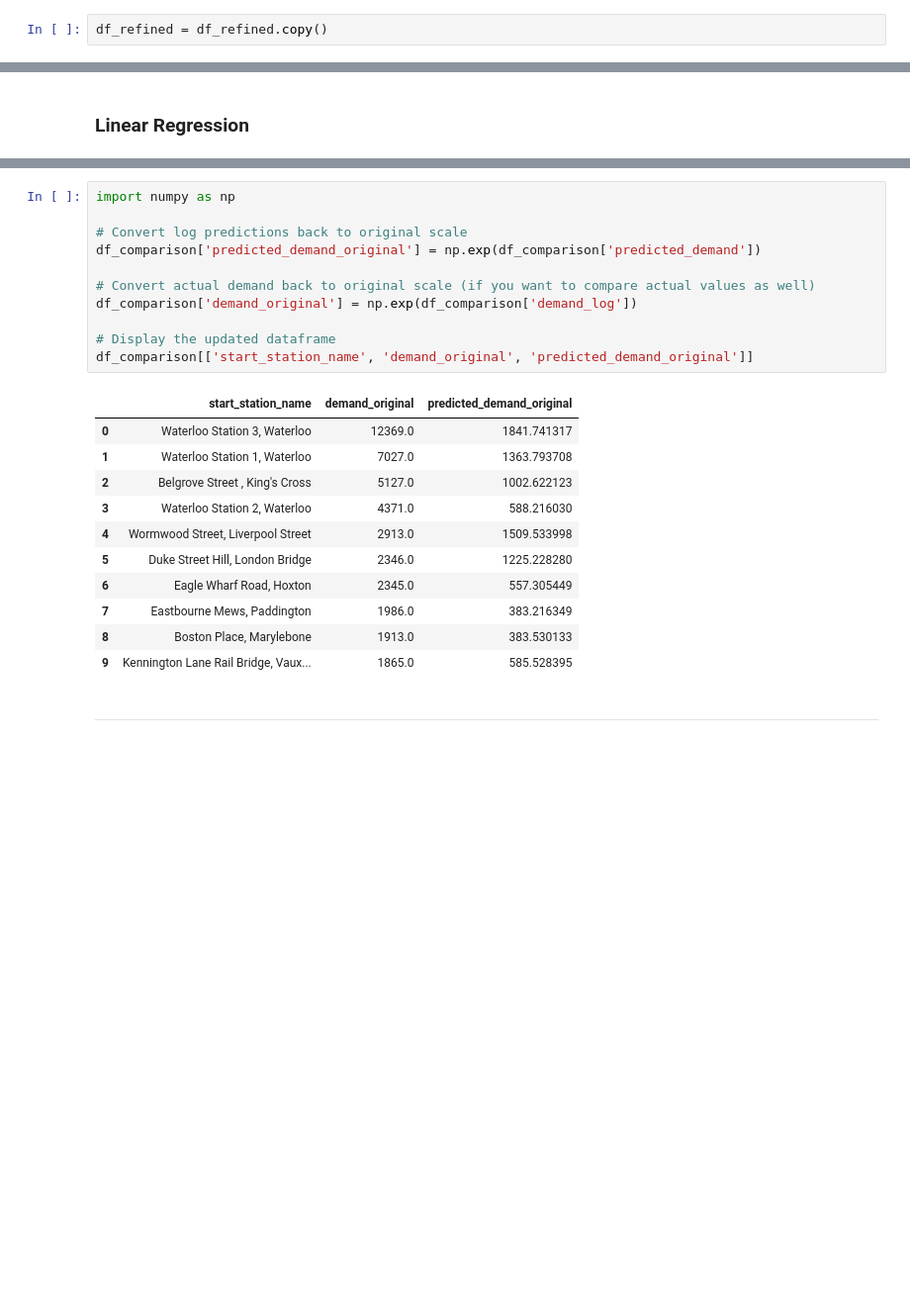
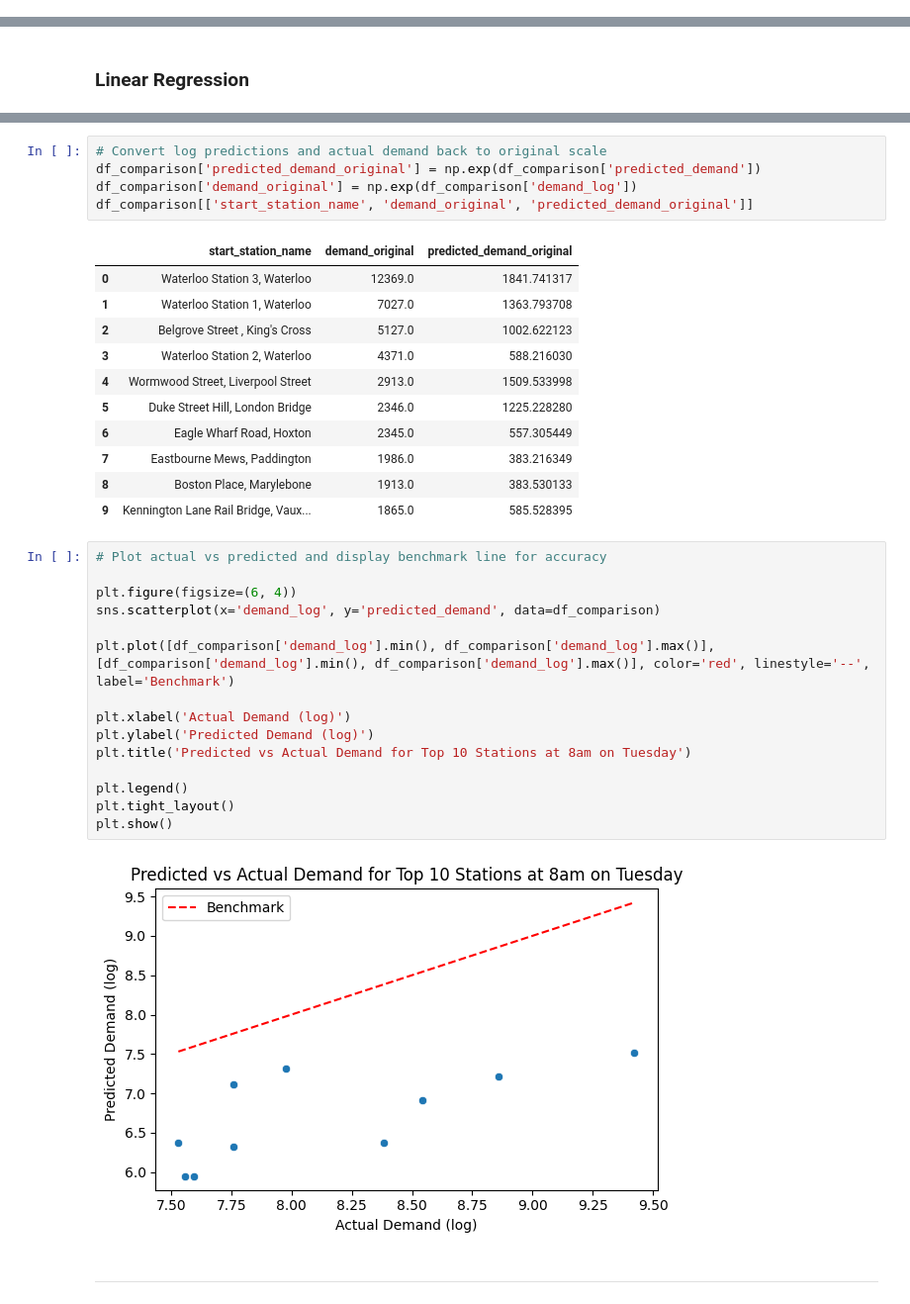
Before and after one commit to KarlMeierMattern/cycling-tfl, a Jupyter notebook: main.ipynb, the cells around one changed output, grey strips where cells are left out. Shown at 99% size. Drawn from its saved outputs; the diff is of its cells as text; blank space fills up the shorter version.

```diff
--- a/main.ipynb
+++ b/main.ipynb
@@ -1291,8 +1079,6 @@ plt.grid(True)
 plt.show()
 # %% [output]
 [figure]
-# %%
-df_refined = df_refined.copy()
 # %% [markdown]
 ---
 # %% [markdown]
@@ -1439,15 +1197,9 @@ print(df_comparison[['start_station_name', 'demand_log', 'predicted_demand']])
 8               Boston Place, Marylebone    7.556428          5.949418
 9  Kennington Lane Rail Bridge, Vauxhall    7.531016          6.372515
 # %%
-import numpy as np
-
-# Convert log predictions back to original scale
+# Convert log predictions and actual demand back to original scale
 df_comparison['predicted_demand_original'] = np.exp(df_comparison['predicted_demand'])
-
-# Convert actual demand back to original scale (if you want to compare actual values as well)
 df_comparison['demand_original'] = np.exp(df_comparison['demand_log'])
-
-# Display the updated dataframe
 df_comparison[['start_station_name', 'demand_original', 'predicted_demand_original']]
 # %% [output]
 |  | start_station_name | demand_original | predicted_demand_original |
@@ -1461,6 +1213,23 @@ df_comparison[['start_station_name', 'demand_original', 'predicted_demand_origin
 | 7 | Eastbourne Mews, Paddington | 1986.0 | 383.216349 |
 | 8 | Boston Place, Marylebone | 1913.0 | 383.530133 |
 | 9 | Kennington Lane Rail Bridge, Vaux... | 1865.0 | 585.528395 |
+# %%
+# Plot actual vs predicted and display benchmark line for accuracy
+
+plt.figure(figsize=(6, 4))
+sns.scatterplot(x='demand_log', y='predicted_demand', data=df_comparison)
+
+plt.plot([df_comparison['demand_log'].min(), df_comparison['demand_log'].max()], [df_comparison['demand_log'].min(), df_comparison['demand_log'].max()], color='red', linestyle='--', label='Benchmark')
+
+plt.xlabel('Actual Demand (log)')
+plt.ylabel('Predicted Demand (log)')
+plt.title('Predicted vs Actual Demand for Top 10 Stations at 8am on Tuesday')
+
+plt.legend()
+plt.tight_layout()
+plt.show()
+# %% [output]
+[figure, added]
 # %% [markdown]
 ---
 # %% [markdown]
```
Also changed, not shown: parts of 76 cells of this notebook, 3 other files.
